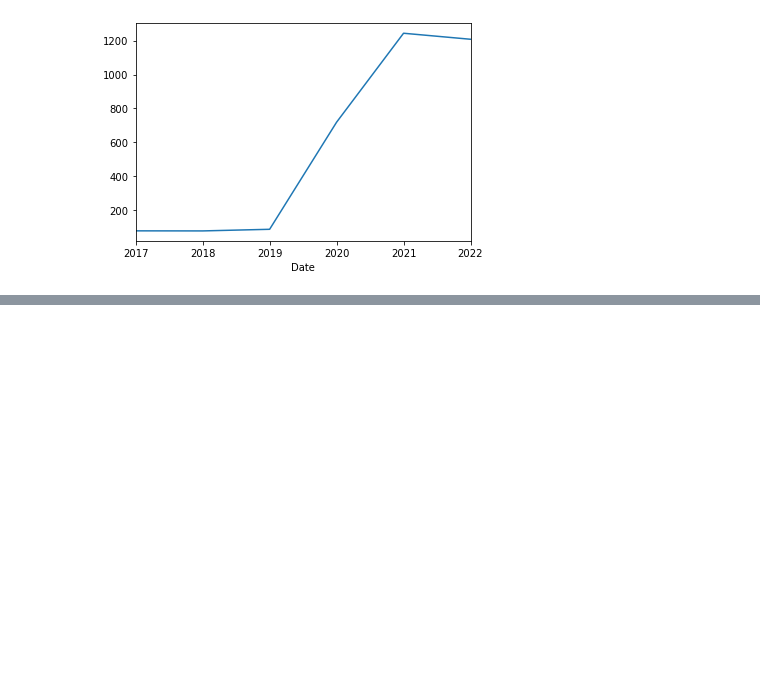
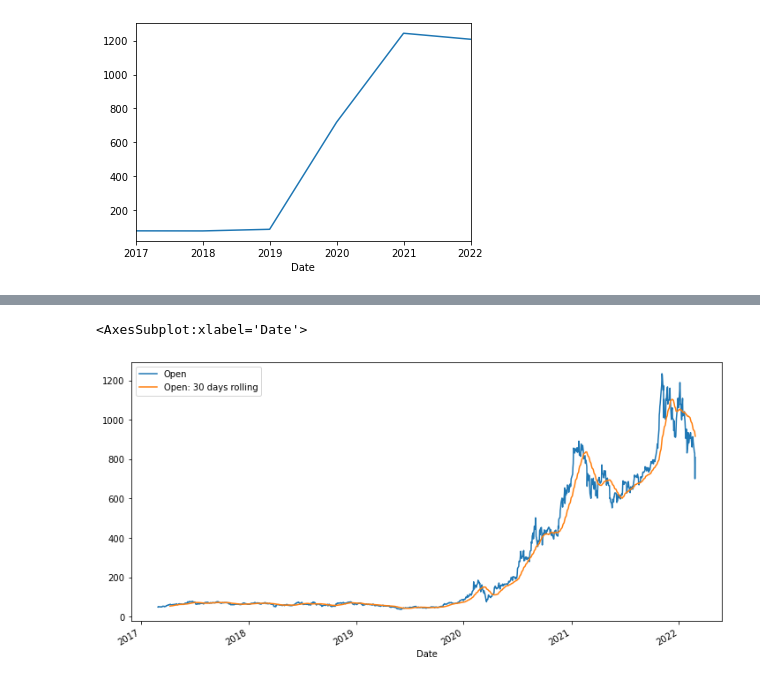
Before and after one commit to Asif26/EDA-With-Time-series-Data, a Jupyter notebook: Exploratory Data Analysis And Stock Analysis With Time series Data.ipynb, the cells around one changed output, grey strips where cells are left out. Cells and saved outputs as stored; diff of their text form; code cells hidden in the pictures; blank space fills up the shorter version.

```diff
--- a/Exploratory Data Analysis And Stock Analysis With Time series Data.ipynb
+++ b/Exploratory Data Analysis And Stock Analysis With Time series Data.ipynb
@@ -338,0 +337,5 @@ df_tesla[["open",'Open: 30 days rolling']].plot(figuresize)
+# %%
+df_tesla[["Open",'Open: 30 days rolling']].plot(figsize=(12,6))
+# %% [output]
+<AxesSubplot:xlabel='Date'>
+[figure, added]
```
Also changed, not shown: parts of 17 cells of this notebook.
